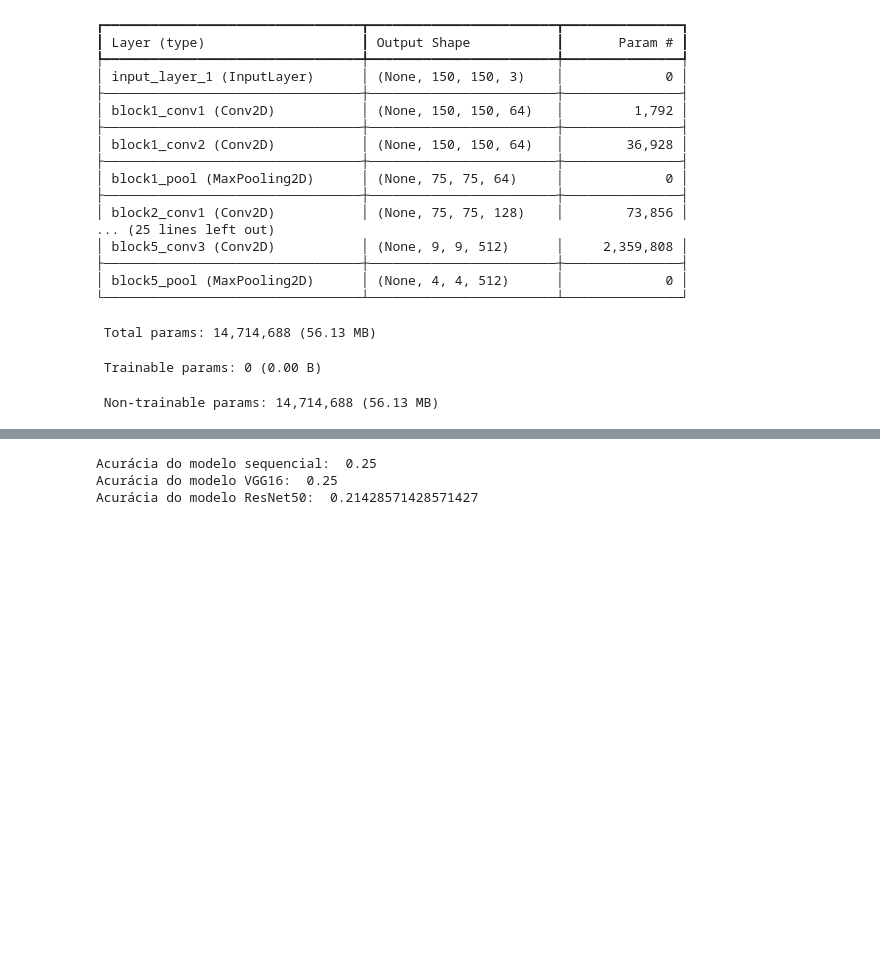
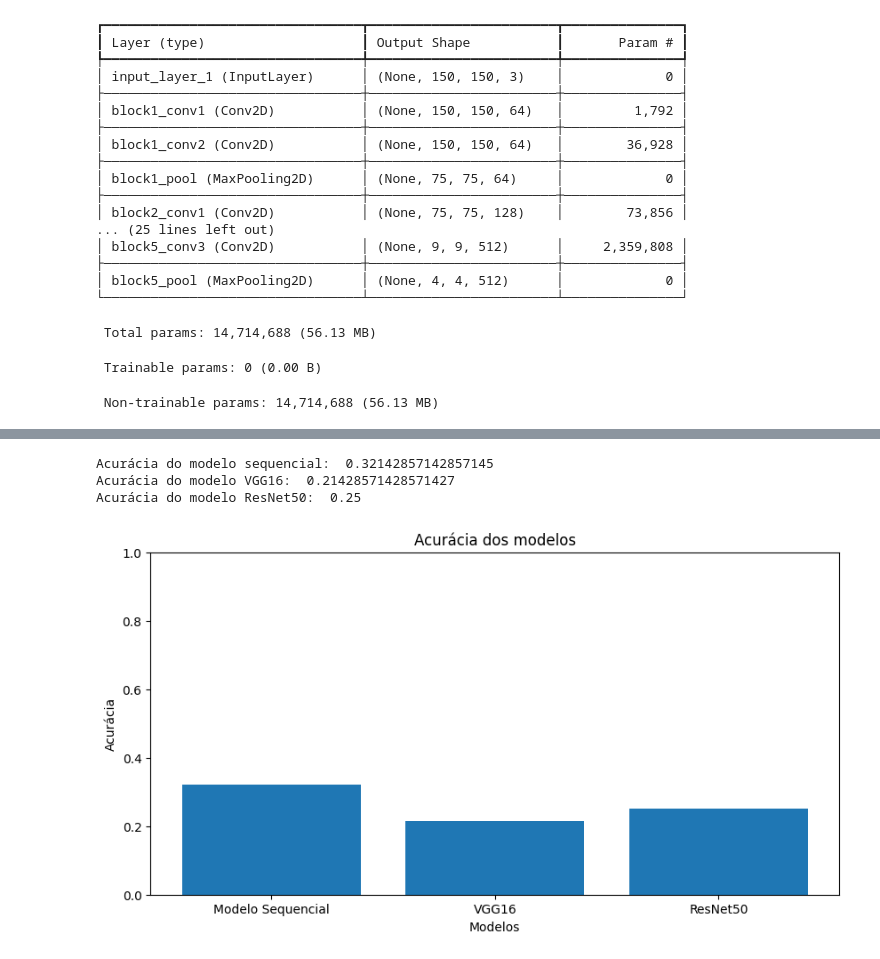
Before and after one commit to clairtonluz/MBA-em-ciencia-de-dados, a Jupyter notebook: Deep Leaning/veiculos.ipynb, the cells around one changed output, grey strips where cells are left out. Cells and saved outputs as stored; diff of their text form; code cells hidden in the pictures; blank space fills up the shorter version.

```diff
--- a/Deep Leaning/veiculos.ipynb
+++ b/Deep Leaning/veiculos.ipynb
@@ -553,14 +558,33 @@ weighted avg       0.22      0.21      0.20        28
-# %%
-# faça um benchmark entre os modelos
-from sklearn.metrics import accuracy_score
-
-print("Acurácia do modelo sequencial: ", accuracy_score(y_test_1, y_pred_1))
-print("Acurácia do modelo VGG16: ", accuracy_score(y_test_2, y_pred_2))
-print("Acurácia do modelo ResNet50: ", accuracy_score(y_test_3, y_pred_3))
-# %% [output]
-Acurácia do modelo sequencial:  0.25
-Acurácia do modelo VGG16:  0.25
-Acurácia do modelo ResNet50:  0.21428571428571427
+# %%
+# faça um benchmark entre os modelos
+from sklearn.metrics import accuracy_score
+
+accuracy_1 = accuracy_score(y_test_1, y_pred_1)
+accuracy_2 = accuracy_score(y_test_2, y_pred_2)
+accuracy_3 = accuracy_score(y_test_3, y_pred_3)
+
+print("Acurácia do modelo sequencial: ", accuracy_1)
+print("Acurácia do modelo VGG16: ", accuracy_2)
+print("Acurácia do modelo ResNet50: ", accuracy_3)
+
+# faça um gráfico comparativo entre as acurácias
+import matplotlib.pyplot as plt
+
+models = ['Modelo Sequencial', 'VGG16', 'ResNet50']
+accuracy = [accuracy_1, accuracy_2, accuracy_3]
+
+plt.figure(figsize=(10, 5))
+plt.bar(models, accuracy)
+plt.xlabel('Modelos')
+plt.ylabel('Acurácia')
+plt.title('Acurácia dos modelos')
+plt.ylim(0, 1)
+plt.show()
+# %% [output]
+Acurácia do modelo sequencial:  0.32142857142857145
+Acurácia do modelo VGG16:  0.21428571428571427
+Acurácia do modelo ResNet50:  0.25
+[figure, added]
 # %%
 # grafico comparativo entre accuracy dos modelos
 plt.figure(figsize=(15,6))
```
Also changed, not shown: parts of 11 cells of this notebook.
